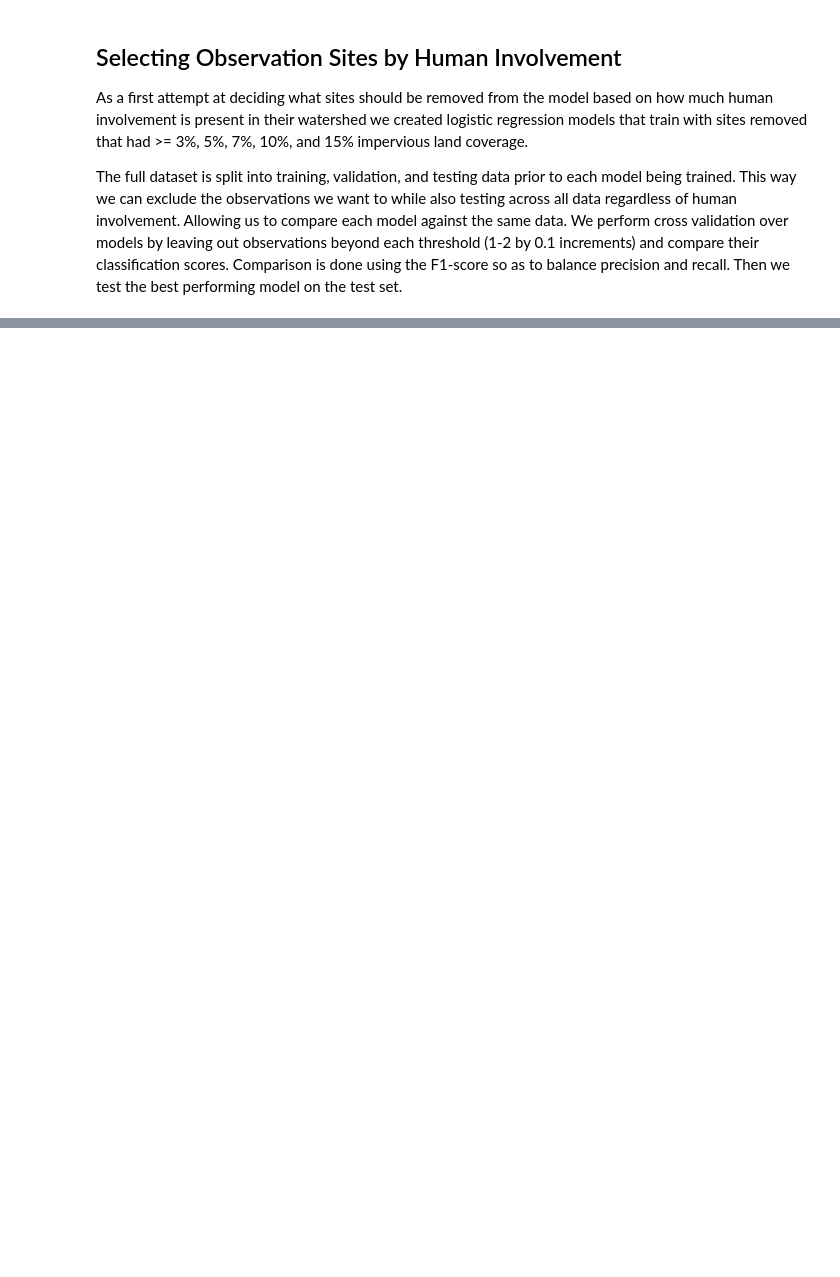
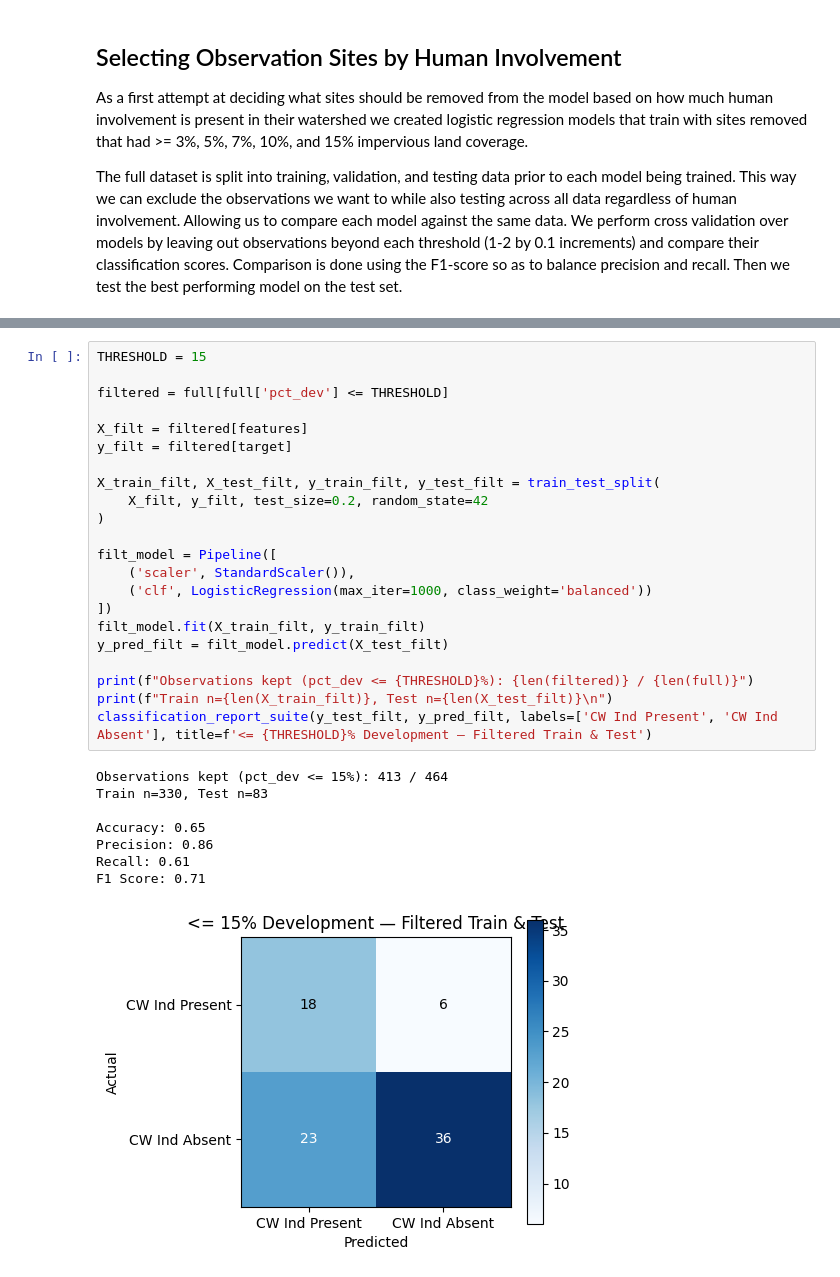
Before and after one commit to ShamSarris/nhdes-cw-stream-modelling, a Jupyter notebook: src/modelling.ipynb, the cells around one changed output, grey strips where cells are left out. Drawn from its saved outputs; the diff is of its cells as text; blank space fills up the shorter version.

```diff
--- a/src/modelling.ipynb
+++ b/src/modelling.ipynb
@@ -162,0 +169,31 @@ F1 Score: 0.67
+# %%
+THRESHOLD = 15
+
+filtered = full[full['pct_dev'] <= THRESHOLD]
+
+X_filt = filtered[features]
+y_filt = filtered[target]
+
+X_train_filt, X_test_filt, y_train_filt, y_test_filt = train_test_split(
+    X_filt, y_filt, test_size=0.2, random_state=42
+)
+
+filt_model = Pipeline([
+    ('scaler', StandardScaler()),
+    ('clf', LogisticRegression(max_iter=1000, class_weight='balanced'))
+])
+filt_model.fit(X_train_filt, y_train_filt)
+y_pred_filt = filt_model.predict(X_test_filt)
+
+print(f"Observations kept (pct_dev <= {THRESHOLD}%): {len(filtered)} / {len(full)}")
+print(f"Train n={len(X_train_filt)}, Test n={len(X_test_filt)}\n")
+classification_report_suite(y_test_filt, y_pred_filt, labels=['CW Ind Present', 'CW Ind Absent'], title=f'<= {THRESHOLD}% Development — Filtered Train & Test')
+# %% [output]
+Observations kept (pct_dev <= 15%): 413 / 464
+Train n=330, Test n=83
+
+Accuracy: 0.65
+Precision: 0.86
+Recall: 0.61
+F1 Score: 0.71
+[figure, added]
```
Also changed, not shown: parts of 5 cells of this notebook, 13 other files.
